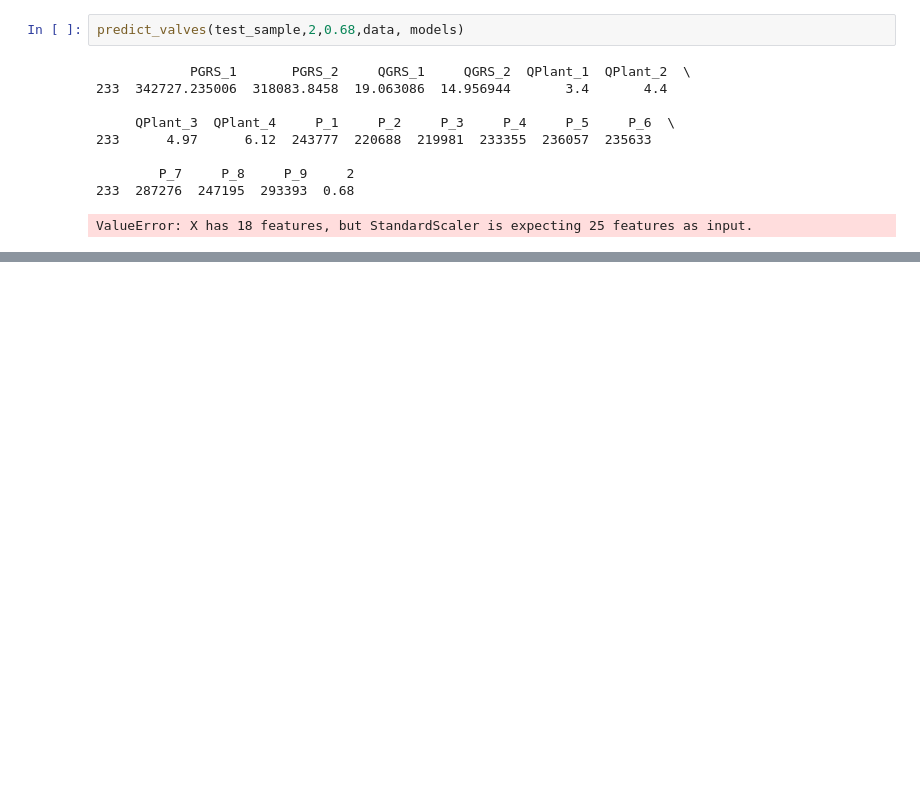
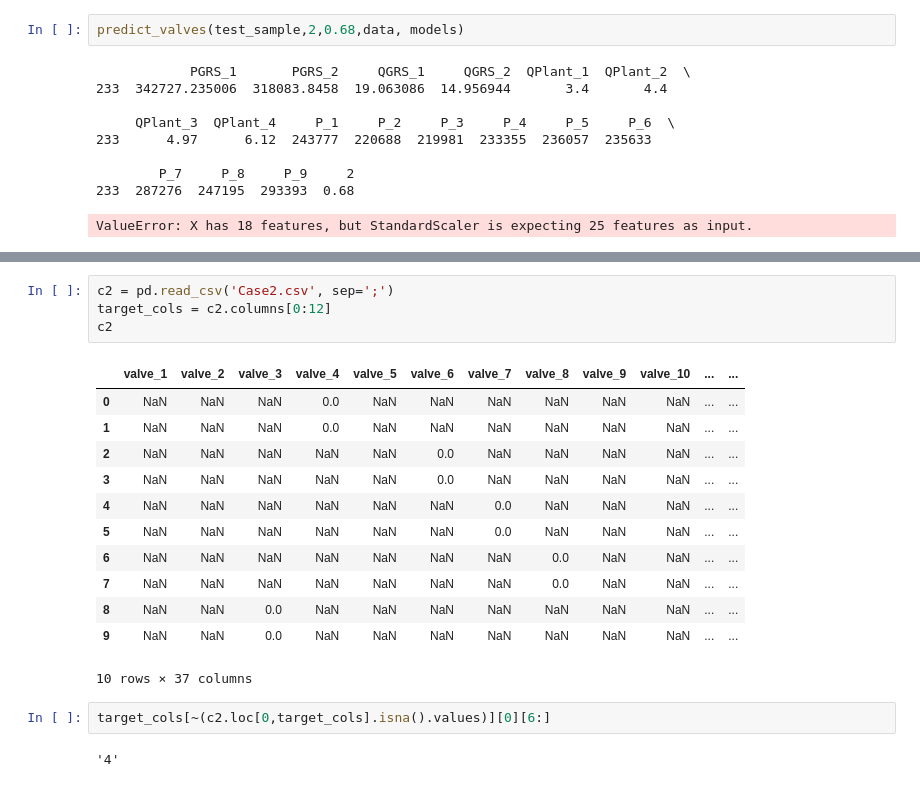
Before and after one commit to deethereal/Energy, a Jupyter notebook: model_building.ipynb, the cells around one changed output, grey strips where cells are left out. Cells and saved outputs as stored; diff of their text form; blank space fills up the shorter version.

```diff
--- a/model_building.ipynb
+++ b/model_building.ipynb
@@ -318,0 +347,21 @@ ValueError: X has 18 features, but StandardScaler is expecting 25 features as in
+# %%
+c2 = pd.read_csv('Case2.csv', sep=';')
+target_cols = c2.columns[0:12]
+c2
+# %% [output]
+|  | valve_1 | valve_2 | valve_3 | valve_4 | valve_5 | valve_6 | valve_7 | valve_8 | valve_9 | valve_10 | ... | ... |
+| 0 | NaN | NaN | NaN | 0.0 | NaN | NaN | NaN | NaN | NaN | NaN | ... | ... |
+| 1 | NaN | NaN | NaN | 0.0 | NaN | NaN | NaN | NaN | NaN | NaN | ... | ... |
+| 2 | NaN | NaN | NaN | NaN | NaN | 0.0 | NaN | NaN | NaN | NaN | ... | ... |
+| 3 | NaN | NaN | NaN | NaN | NaN | 0.0 | NaN | NaN | NaN | NaN | ... | ... |
+| 4 | NaN | NaN | NaN | NaN | NaN | NaN | 0.0 | NaN | NaN | NaN | ... | ... |
+| 5 | NaN | NaN | NaN | NaN | NaN | NaN | 0.0 | NaN | NaN | NaN | ... | ... |
+| 6 | NaN | NaN | NaN | NaN | NaN | NaN | NaN | 0.0 | NaN | NaN | ... | ... |
+| 7 | NaN | NaN | NaN | NaN | NaN | NaN | NaN | 0.0 | NaN | NaN | ... | ... |
+| 8 | NaN | NaN | 0.0 | NaN | NaN | NaN | NaN | NaN | NaN | NaN | ... | ... |
+| 9 | NaN | NaN | 0.0 | NaN | NaN | NaN | NaN | NaN | NaN | NaN | ... | ... |
+10 rows × 37 columns
+# %%
+target_cols[~(c2.loc[0,target_cols].isna().values)][0][6:]
+# %% [output]
+'4'
```
Also changed, not shown: parts of 17 cells of this notebook, 1 other file.
